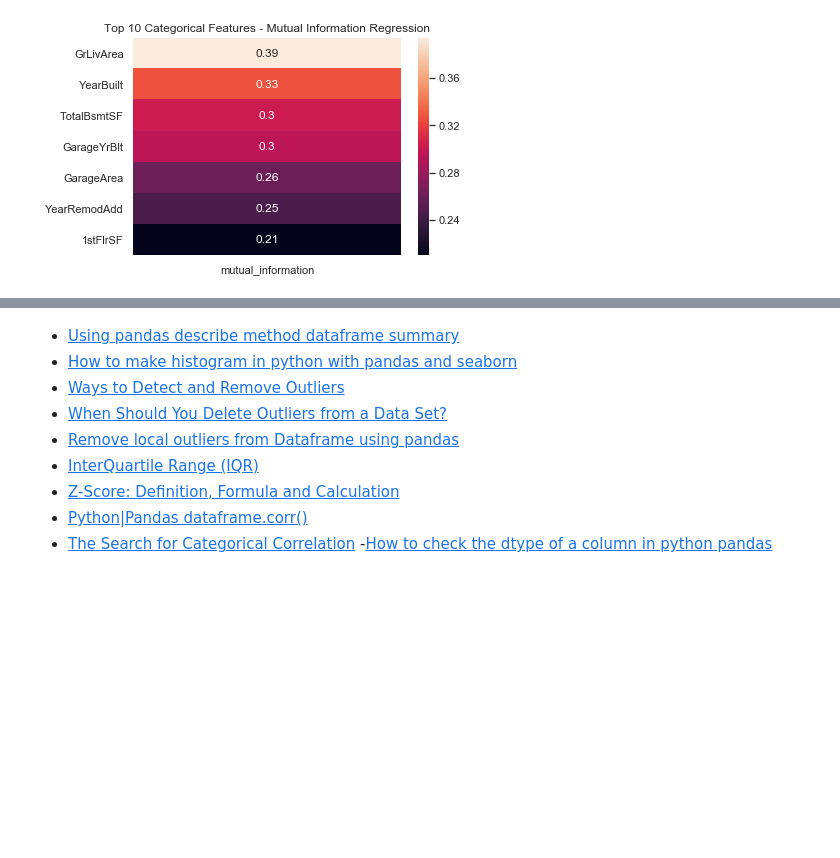
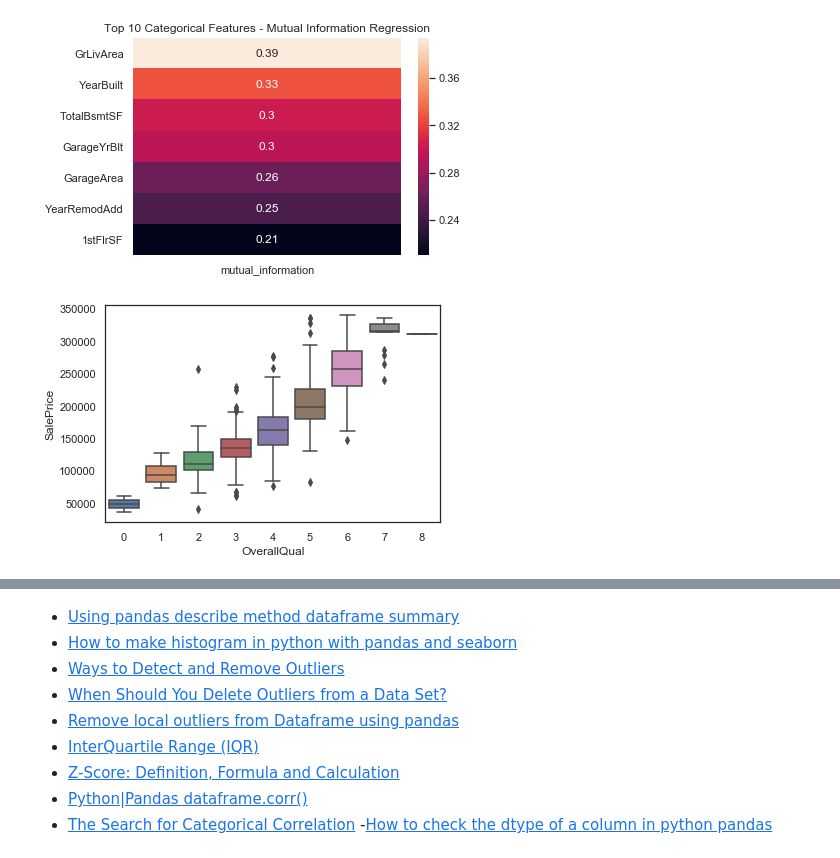
Before and after one commit to ebonnecab/mozilla-ds-project, a Jupyter notebook: analysis.ipynb, the cells around one changed output, grey strips where cells are left out. Cells and saved outputs as stored; diff of their text form; code cells hidden in the pictures; blank space fills up the shorter version.

```diff
--- a/analysis.ipynb
+++ b/analysis.ipynb
@@ -993,3 +993,9 @@ plt.title('Top 10 Categorical Features - Mutual Information Regression')
 # %% [output]
 Text(0.5, 1, 'Top 10 Categorical Features - Mutual Information Regression')
 [figure]
+# %%
+overall_qual = X_train_cat_le["OverallQual"]
+price = y_train
+ax = sns.boxplot(x=overall_qual, y=price)
+# %% [output]
+[figure, added]
```
Also changed, not shown: parts of 3 cells of this notebook.
